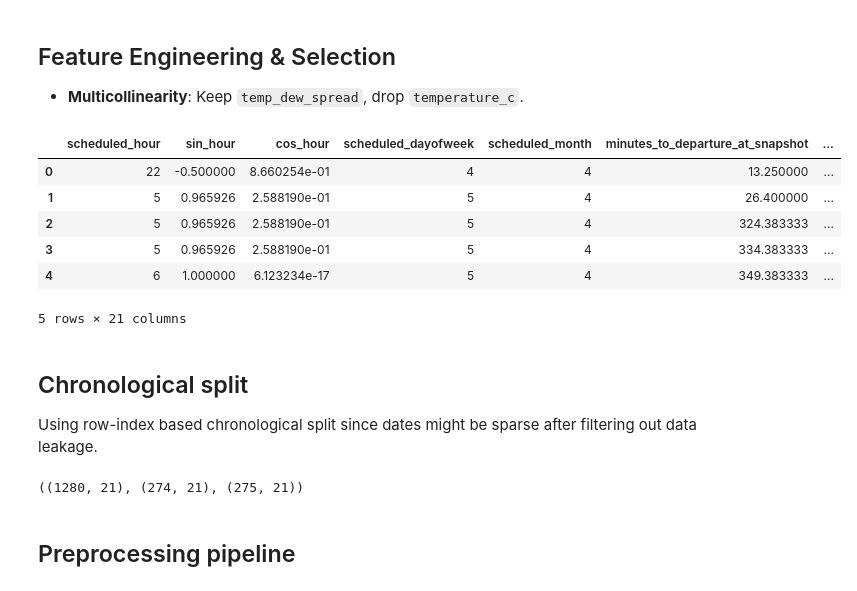
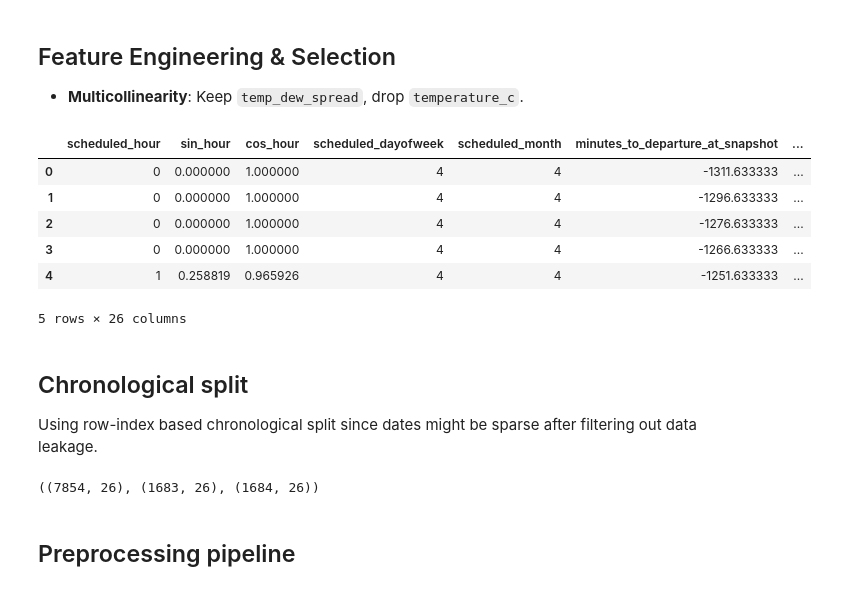
Before and after one commit to tdat1465/data-monitoring-lab, a Jupyter notebook: Data Modeling/training.ipynb, the cells around one changed output. Cells and saved outputs as stored; diff of their text form; code cells hidden in the pictures.

```diff
--- a/Data Modeling/training.ipynb
+++ b/Data Modeling/training.ipynb
@@ -76,39 +80,47 @@ feature_cols = [
     "scheduled_dayofweek",
     "scheduled_month",
     "minutes_to_departure_at_snapshot",
     "source_airport",
     "direction",
     "route_airport_std",
     "flight_number",
     "airline_code",
     "flight_num_only",
     "is_estimated_missing",
     "dew_point_c",
     "wind_direction_deg",
     "wind_speed_kt",
     "visibility_miles",
     "visibility_bin",
     "cloud_cover",
     "temp_dew_spread",
     "is_wind_variable",
+    "is_fog_risk",
+    "route_delay_rate",
+    "airline_historical_delay_rate",
+    "airport_congestion_2h",
+    "rolling_delay_rate_2h",
 ]
+
 
 missing_cols = [c for c in feature_cols if c not in df.columns]
 if missing_cols:
     raise ValueError(f"Missing columns: {missing_cols}")
 
+
 X = df[feature_cols].copy()
 y = df["delay_minutes"].copy()
 
+
 X.head()
 # %% [output]
 |  | scheduled_hour | sin_hour | cos_hour | scheduled_dayofweek | scheduled_month | minutes_to_departure_at_snapshot | ... |
-| 0 | 22 | -0.500000 | 8.660254e-01 | 4 | 4 | 13.250000 | ... |
-| 1 | 5 | 0.965926 | 2.588190e-01 | 5 | 4 | 26.400000 | ... |
-| 2 | 5 | 0.965926 | 2.588190e-01 | 5 | 4 | 324.383333 | ... |
-| 3 | 5 | 0.965926 | 2.588190e-01 | 5 | 4 | 334.383333 | ... |
-| 4 | 6 | 1.000000 | 6.123234e-17 | 5 | 4 | 349.383333 | ... |
+| 0 | 0 | 0.000000 | 1.000000 | 4 | 4 | -1311.633333 | ... |
+| 1 | 0 | 0.000000 | 1.000000 | 4 | 4 | -1296.633333 | ... |
+| 2 | 0 | 0.000000 | 1.000000 | 4 | 4 | -1276.633333 | ... |
+| 3 | 0 | 0.000000 | 1.000000 | 4 | 4 | -1266.633333 | ... |
+| 4 | 1 | 0.258819 | 0.965926 | 4 | 4 | -1251.633333 | ... |
-5 rows × 21 columns
+5 rows × 26 columns
 # %% [markdown]
 ## Chronological split
 Using row-index based chronological split since dates might be sparse after filtering out data leakage.
@@ -123,7 +135,7 @@ X_test, y_test = X.iloc[val_end:], y.iloc[val_end:]
 
 print((X_train.shape, X_val.shape, X_test.shape))
 # %% [output]
-((1280, 21), (274, 21), (275, 21))
+((7854, 26), (1683, 26), (1684, 26))
 # %% [markdown]
 ## Preprocessing pipeline
 # %%
```
Also changed, not shown: parts of 11 cells of this notebook.
